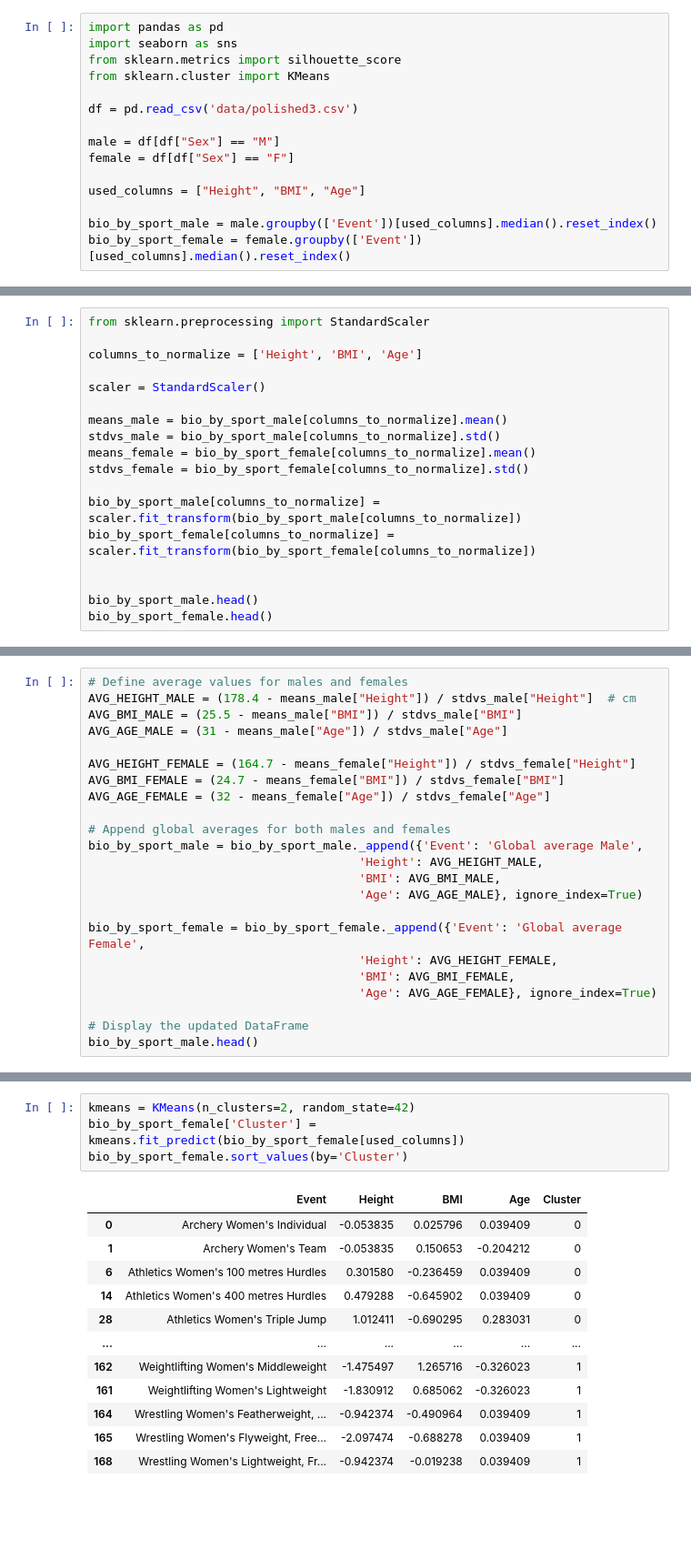
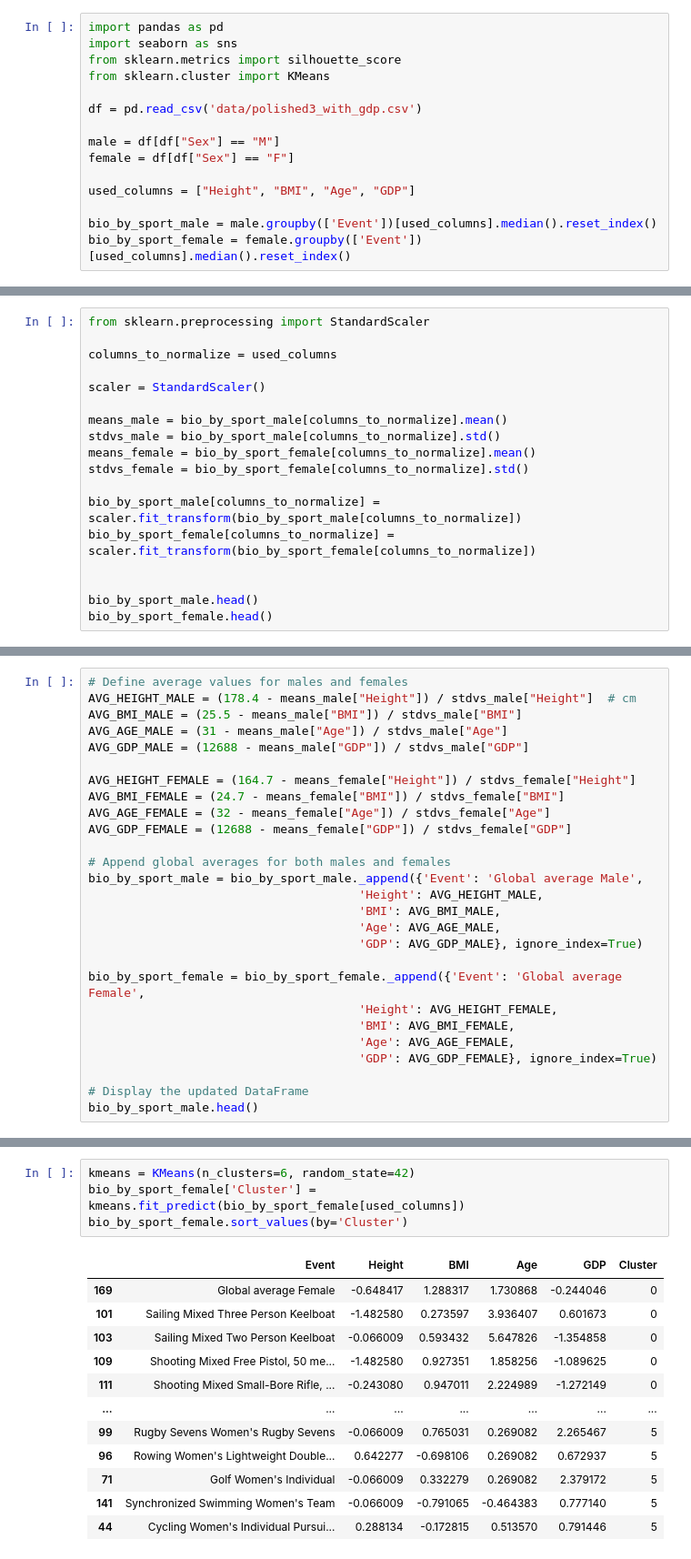
Before and after one commit to Luna-v0/olympic-analyses, a Jupyter notebook: pergunta_1.ipynb, the cells around one changed output, grey strips where cells are left out. Shown at 91% size. Drawn from its saved outputs; the diff is of its cells as text; blank space fills up the shorter version.

```diff
--- a/pergunta_1.ipynb
+++ b/pergunta_1.ipynb
@@ -4,12 +4,12 @@ import seaborn as sns
 from sklearn.metrics import silhouette_score
 from sklearn.cluster import KMeans
 
-df = pd.read_csv('data/polished3.csv')
+df = pd.read_csv('data/polished3_with_gdp.csv')
 
 male = df[df["Sex"] == "M"]
 female = df[df["Sex"] == "F"]
 
-used_columns = ["Height", "BMI", "Age"]
+used_columns = ["Height", "BMI", "Age", "GDP"]
 
 bio_by_sport_male = male.groupby(['Event'])[used_columns].median().reset_index()
 bio_by_sport_female = female.groupby(['Event'])[used_columns].median().reset_index()
@@ -16,7 +33,7 @@ bio_by_sport_female = female.groupby(['Event'])[used_columns].median().reset_ind
 # %%
 from sklearn.preprocessing import StandardScaler
 
-columns_to_normalize = ['Height', 'BMI', 'Age']
+columns_to_normalize = used_columns
 
 scaler = StandardScaler()
 
@@ -93,21 +110,25 @@ silhouette_scores_df.sort_values(by='Score')
 AVG_HEIGHT_MALE = (178.4 - means_male["Height"]) / stdvs_male["Height"]  # cm
 AVG_BMI_MALE = (25.5 - means_male["BMI"]) / stdvs_male["BMI"]
 AVG_AGE_MALE = (31 - means_male["Age"]) / stdvs_male["Age"]
+AVG_GDP_MALE = (12688 - means_male["GDP"]) / stdvs_male["GDP"]
 
 AVG_HEIGHT_FEMALE = (164.7 - means_female["Height"]) / stdvs_female["Height"]
 AVG_BMI_FEMALE = (24.7 - means_female["BMI"]) / stdvs_female["BMI"]
 AVG_AGE_FEMALE = (32 - means_female["Age"]) / stdvs_female["Age"]
+AVG_GDP_FEMALE = (12688 - means_female["GDP"]) / stdvs_female["GDP"]
 
 # Append global averages for both males and females
 bio_by_sport_male = bio_by_sport_male._append({'Event': 'Global average Male',
                                       'Height': AVG_HEIGHT_MALE,
                                       'BMI': AVG_BMI_MALE,
-                                      'Age': AVG_AGE_MALE}, ignore_index=True)
+                                      'Age': AVG_AGE_MALE,
+                                      'GDP': AVG_GDP_MALE}, ignore_index=True)
 
 bio_by_sport_female = bio_by_sport_female._append({'Event': 'Global average Female',
                                       'Height': AVG_HEIGHT_FEMALE,
                                       'BMI': AVG_BMI_FEMALE,
-                                      'Age': AVG_AGE_FEMALE}, ignore_index=True)
+                                      'Age': AVG_AGE_FEMALE,
+                                      'GDP': AVG_GDP_FEMALE}, ignore_index=True)
 
 # Display the updated DataFrame
 bio_by_sport_male.head()
@@ -139,17 +160,17 @@ bio_by_sport_male.sort_values(by='Cluster')
 # %%
-kmeans = KMeans(n_clusters=2, random_state=42)
+kmeans = KMeans(n_clusters=6, random_state=42)
 bio_by_sport_female['Cluster'] = kmeans.fit_predict(bio_by_sport_female[used_columns])
 bio_by_sport_female.sort_values(by='Cluster')
 # %% [output]
-|  | Event | Height | BMI | Age | Cluster |
-| 0 | Archery Women's Individual | -0.053835 | 0.025796 | 0.039409 | 0 |
-| 1 | Archery Women's Team | -0.053835 | 0.150653 | -0.204212 | 0 |
-| 6 | Athletics Women's 100 metres Hurdles | 0.301580 | -0.236459 | 0.039409 | 0 |
-| 14 | Athletics Women's 400 metres Hurdles | 0.479288 | -0.645902 | 0.039409 | 0 |
-| 28 | Athletics Women's Triple Jump | 1.012411 | -0.690295 | 0.283031 | 0 |
-| ... | ... | ... | ... | ... | ... |
-| 162 | Weightlifting Women's Middleweight | -1.475497 | 1.265716 | -0.326023 | 1 |
-| 161 | Weightlifting Women's Lightweight | -1.830912 | 0.685062 | -0.326023 | 1 |
-| 164 | Wrestling Women's Featherweight, ... | -0.942374 | -0.490964 | 0.039409 | 1 |
-| 165 | Wrestling Women's Flyweight, Free... | -2.097474 | -0.688278 | 0.039409 | 1 |
-| 168 | Wrestling Women's Lightweight, Fr... | -0.942374 | -0.019238 | 0.039409 | 1 |
+|  | Event | Height | BMI | Age | GDP | Cluster |
+| 169 | Global average Female | -0.648417 | 1.288317 | 1.730868 | -0.244046 | 0 |
+| 101 | Sailing Mixed Three Person Keelboat | -1.482580 | 0.273597 | 3.936407 | 0.601673 | 0 |
+| 103 | Sailing Mixed Two Person Keelboat | -0.066009 | 0.593432 | 5.647826 | -1.354858 | 0 |
+| 109 | Shooting Mixed Free Pistol, 50 me... | -1.482580 | 0.927351 | 1.858256 | -1.089625 | 0 |
+| 111 | Shooting Mixed Small-Bore Rifle, ... | -0.243080 | 0.947011 | 2.224989 | -1.272149 | 0 |
+| ... | ... | ... | ... | ... | ... | ... |
+| 99 | Rugby Sevens Women's Rugby Sevens | -0.066009 | 0.765031 | 0.269082 | 2.265467 | 5 |
+| 96 | Rowing Women's Lightweight Double... | 0.642277 | -0.698106 | 0.269082 | 0.672937 | 5 |
+| 71 | Golf Women's Individual | -0.066009 | 0.332279 | 0.269082 | 2.379172 | 5 |
+| 141 | Synchronized Swimming Women's Team | -0.066009 | -0.791065 | -0.464383 | 0.777140 | 5 |
+| 44 | Cycling Women's Individual Pursui... | 0.288134 | -0.172815 | 0.513570 | 0.791446 | 5 |
```
Also changed, not shown: parts of 17 cells of this notebook.
